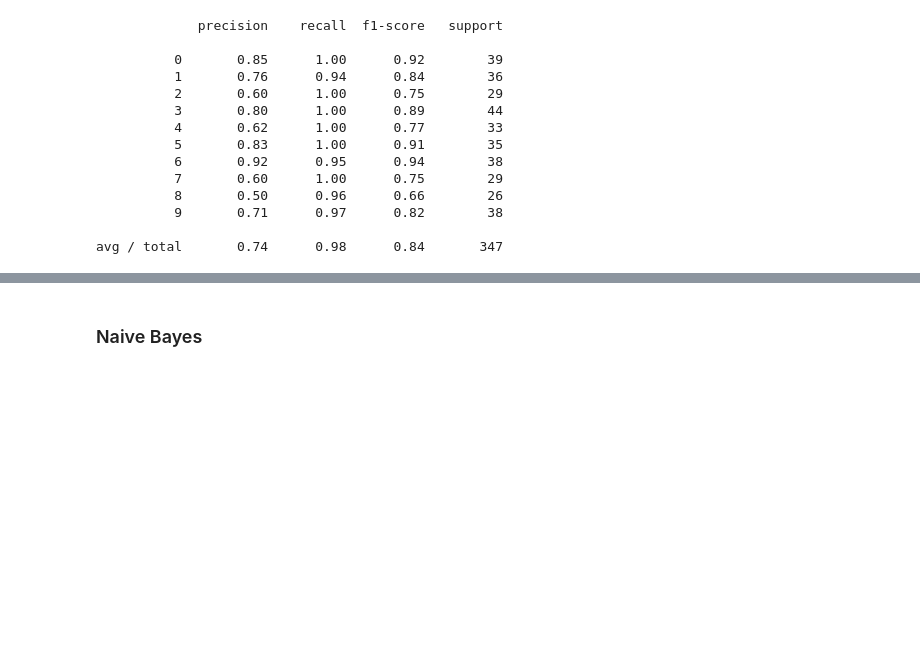
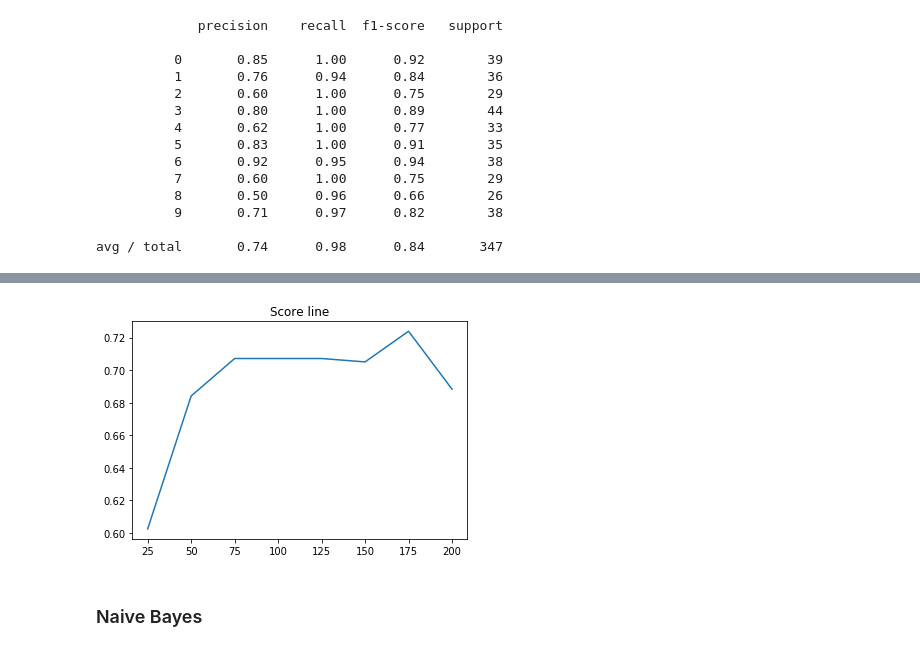
Before and after one commit to vench/study, a Jupyter notebook: lab_4.ipynb, the cells around one changed output, grey strips where cells are left out. Drawn from its saved outputs; the diff is of its cells as text; code cells hidden in the pictures; blank space fills up the shorter version.

```diff
--- a/lab_4.ipynb
+++ b/lab_4.ipynb
@@ -230,6 +249,7 @@ print(clf.score(X_test, y_test))
 0.7133891213389121
 # %%
 print classification_report(clf.predict(X_test), y_test)
+tree_feature_importances = clf.feature_importances_
 # %% [output]
              precision    recall  f1-score   support
 
@@ -252,0 +270,13 @@ print(len(feat), max(feat), min(feat), sum(feat))
+# %%
+sets_col = set()
+for traget in map_max_each:
+    for name in map_max_each[traget]:
+        sets_col.add(name)
+print("Len columns: %d"  %len(sets_col))
+
+list_col = list(sets_col)
+clf = RandomForestClassifier(n_estimators = 25, max_depth=None, random_state=42)
+clf.fit(X_train[list_col], y_train)
+
+print(clf.score(X_test[list_col], y_test))
+print classification_report(clf.predict(X_test[list_col]), y_test)
@@ -252,0 +302,20 @@ print(len(feat), max(feat), min(feat), sum(feat))
+# %%
+
+values = []
+for n in range(0,len(tree_feature_importances)):
+    values.append( (str(n+1), tree_feature_importances[n]) )
+values.sort (key=lambda i: i[1], reverse=True)
+
+cols = map(lambda i: i[0] ,  values)
+# %%
+scores = []
+ncols = [25, 50, 75, 100, 125, 150, 175, 200]
+for n in ncols:
+    list_col = cols[0:n]
+    clf = RandomForestClassifier(n_estimators = 25, max_depth=None, random_state=42)
+    clf.fit(X_train[list_col], y_train)
+
+    score = clf.score(X_test[list_col], y_test)
+    scores.append(score)
+    print("Score %d - %.4f" % (n, score))
+    print classification_report(clf.predict(X_test[list_col]), y_test)
@@ -253,3 +340,9 @@ print(len(feat), max(feat), min(feat), sum(feat))
+# %%
+plt.plot(ncols, scores)
+plt.title('Score line')
+plt.show()
+# %% [output]
+[figure, added]
 # %% [markdown]
 ### Naive Bayes
 # %%
```
Also changed, not shown: parts of 18 cells of this notebook.
